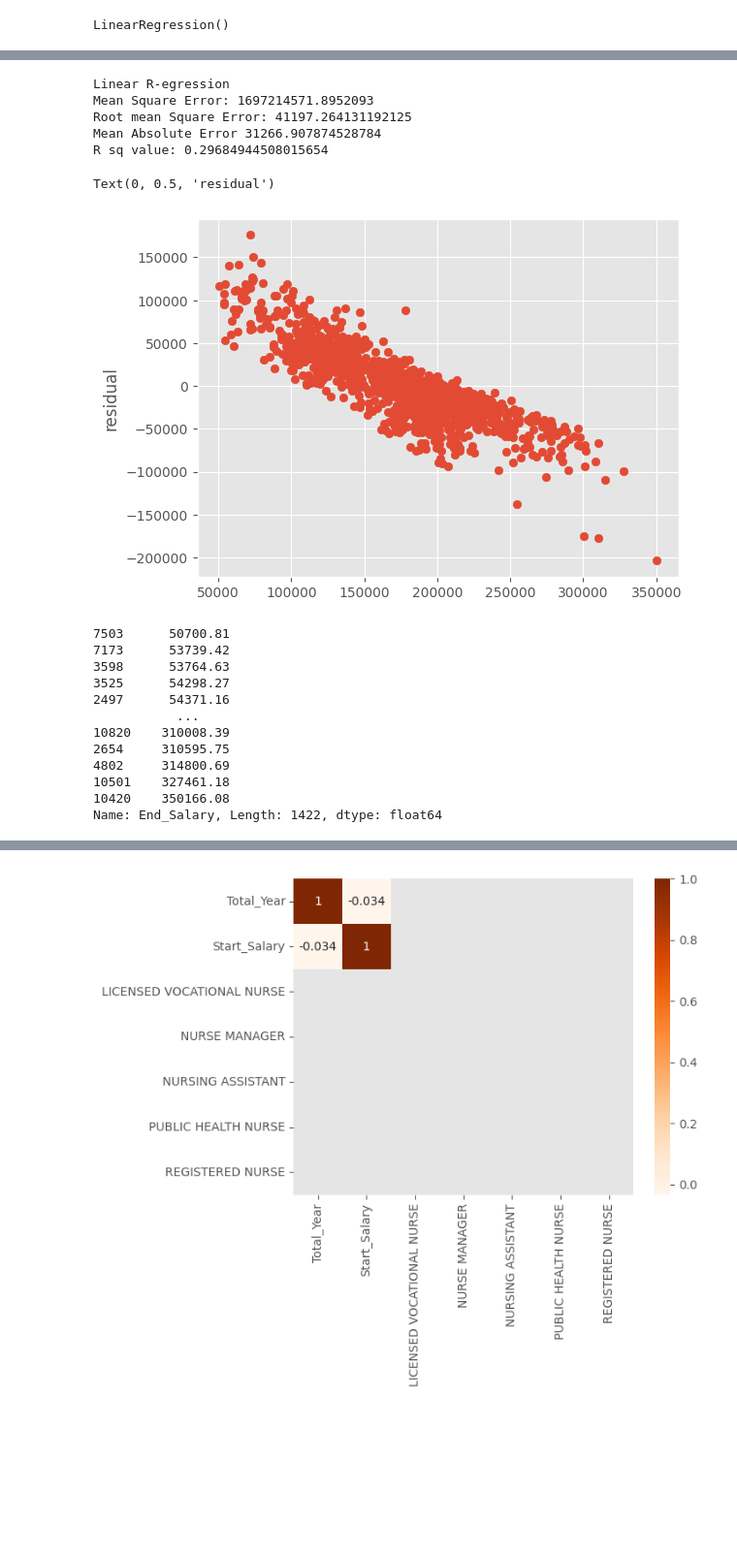
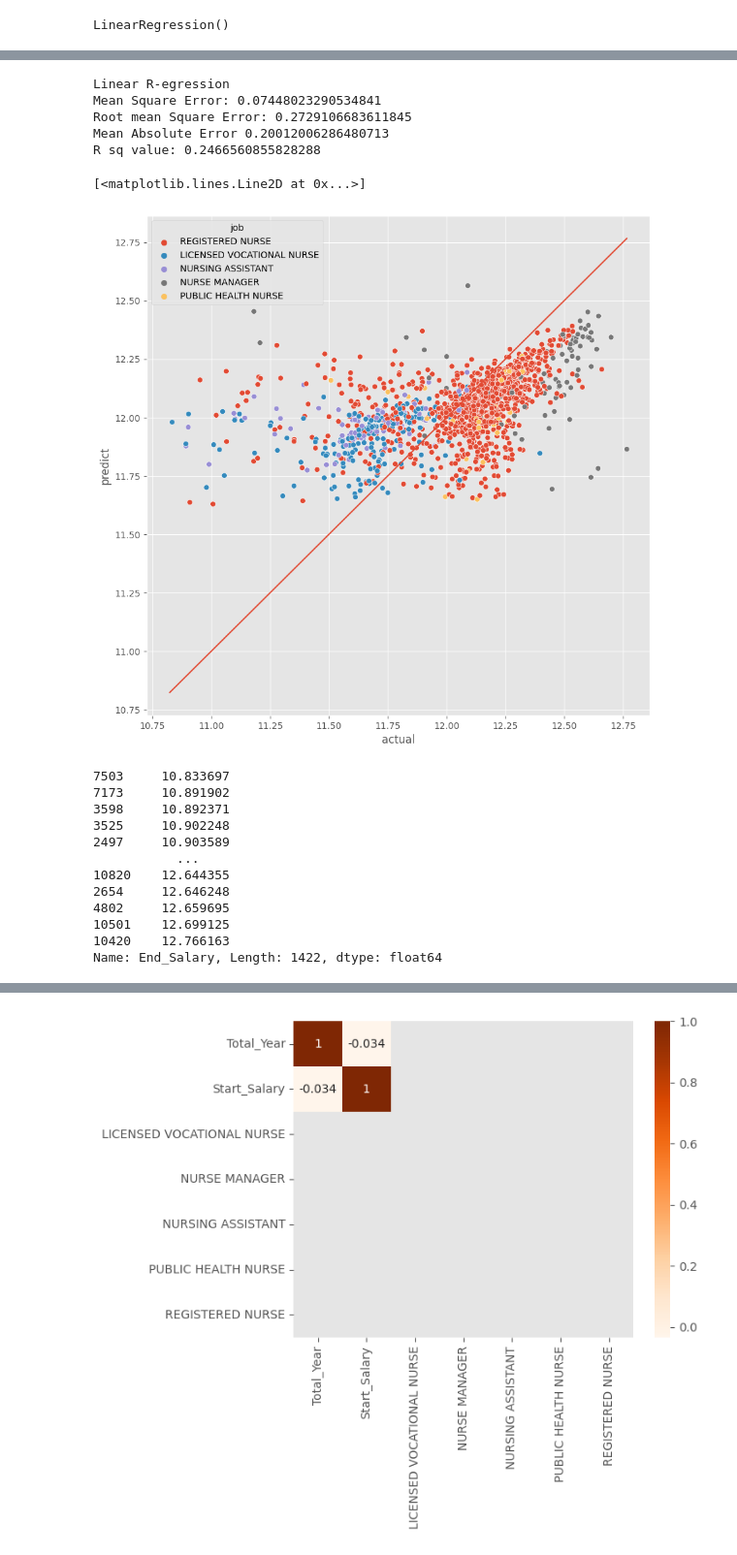
Before and after one commit to Pornpanthongdee/Capstone_project, a Jupyter notebook: notebook/salary-predict.ipynb, the cells around one changed output, grey strips where cells are left out. Shown at 97% size. Saved outputs shown, nothing was run; the diff lists cells and outputs as text; code cells hidden in the pictures; blank space fills up the shorter version.

```diff
--- a/salary-predict.ipynb
+++ b/notebook/salary-predict.ipynb
@@ -41,7 +41,7 @@ import seaborn as sns
 - including not only nurses but also other jobs
 - uppercase all names and job titles
 # %%
-rawdata = pd.read_csv('./old_data/san-francisco-payroll_2011-2019.csv',low_memory=False)
+rawdata = pd.read_csv('./data/san-francisco-payroll_2011-2019.csv',low_memory=False)
 rawdata['Employee Name'] = rawdata['Employee Name'].apply(lambda x: x.upper())
 rawdata['Job Title'] = rawdata['Job Title'].apply(lambda x: x.upper())
 rawdata
@@ -464,7 +461,7 @@ main_df
 5687 rows × 10 columns
 # %%
 y = main_df['End_Salary']
-# y_log = np.log(y)
+y_log = np.log(y)
 # %%
 # X=main_df[['Total_Year','Start_Salary']]
 
@@ -487,12 +484,13 @@ Name: End_Salary, Length: 5687, dtype: float64
 # %%
 lrmodel = LinearRegression()
 # %%
-X_train,X_test,y_train,y_test = train_test_split(X,y,test_size=0.25,random_state=101)
+X_train, X_test, y_train, y_test, job_train, job_test = train_test_split(X , y_log, main_df['Job Title'], test_size=0.25,random_state=101)
 # %%
 lrmodel.fit(X_train,y_train)
 # %% [output]
 LinearRegression()
 # %%
 prediction = lrmodel.predict(X_test)
-prediction
+pred_df = pd.DataFrame({'true':y_test, 'pred':prediction, 'job':job_test})
+pred_df
 # %% [output]
@@ -511,29 +520,31 @@ print("Linear R-egression")
 print("Mean Square Error:",mse,"\nRoot mean Square Error:",rmse,"\nMean Absolute Error",mae,"\nR sq value:",r2Score)
 # %% [output]
 Linear R-egression
-Mean Square Error: 1697214571.8952093
-Root mean Square Error: 41197.264131192125
-Mean Absolute Error 31266.907874528784
-R sq value: 0.29684944508015654
+Mean Square Error: 0.07448023290534841
+Root mean Square Error: 0.2729106683611845
+Mean Absolute Error 0.20012006286480713
+R sq value: 0.2466560855828288
 # %%
-residual = prediction - y_test
-plt.scatter(y_test, residual)
-plt.ylabel('residual')
+plt.figure(figsize=(10,10))
+sns.scatterplot(x="true", y='pred', hue='job', data=pred_df)
+plt.ylabel('predict')
+plt.xlabel('actual')
+plt.plot([min(y_log),max(y_log)], [min(y_log),max(y_log)])
 # %% [output]
-Text(0, 0.5, 'residual')
+[<matplotlib.lines.Line2D at 0x...>]
-[figure, old version]
+[figure, new version]
 # %%
 y_test.sort_values()
 # %% [output]
-7503      50700.81
-7173      53739.42
-3598      53764.63
-3525      54298.27
-2497      54371.16
+7503     10.833697
+7173     10.891902
+3598     10.892371
+3525     10.902248
+2497     10.903589
            ...
-10820    310008.39
-2654     310595.75
-4802     314800.69
-10501    327461.18
-10420    350166.08
+10820    12.644355
+2654     12.646248
+4802     12.659695
+10501    12.699125
+10420    12.766163
 Name: End_Salary, Length: 1422, dtype: float64
```
Also changed, not shown: parts of 29 cells of this notebook, 3 other files.
